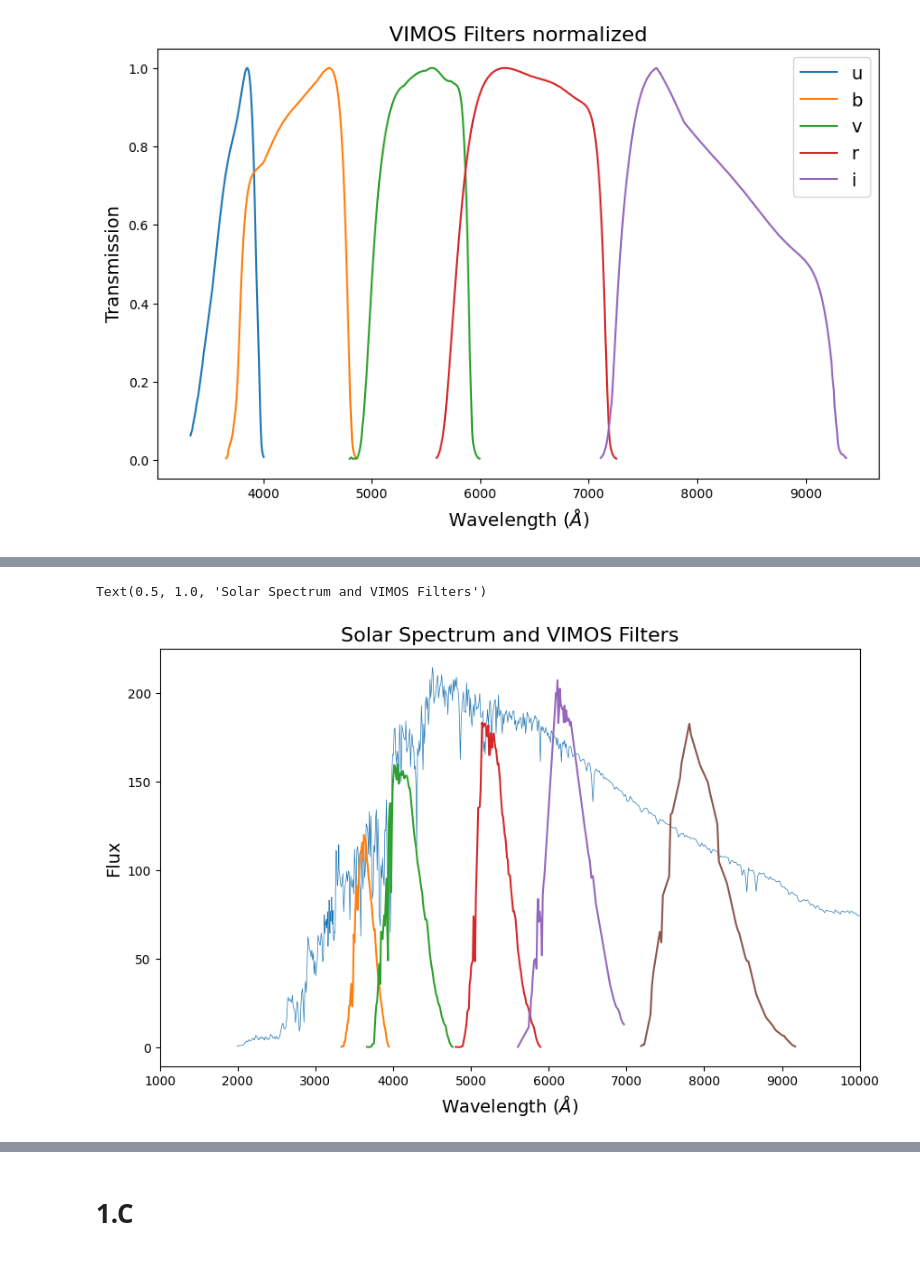
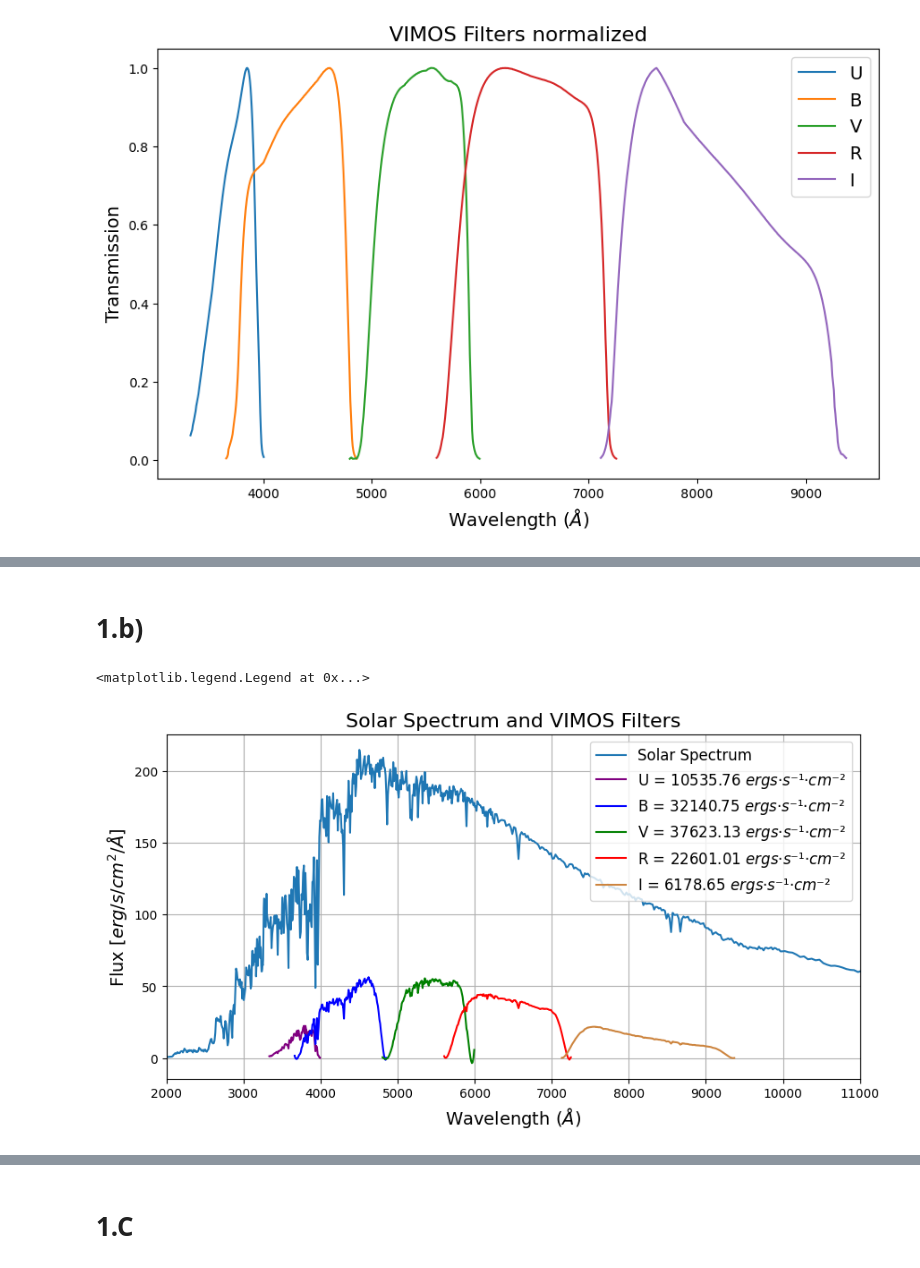
Before and after one commit to gaspcr/astrofis, a Jupyter notebook: T3/t3.ipynb, the cells around one changed output, grey strips where cells are left out. Saved outputs shown, nothing was run; the diff lists cells and outputs as text; code cells hidden in the pictures.

```diff
--- a/T3/t3.ipynb
+++ b/T3/t3.ipynb
@@ -64,8 +80,4 @@ def band_fit(band):
     y_new = poli(x_new)
     return pd.DataFrame({'Wavelength': x_new, 'Transmission': y_new})
 # %%
-fit_u = band_fit(filtros['u'])
-fit_b = band_fit(filtros['b'])
-fit_v = band_fit(filtros['v'])
-fit_r = band_fit(filtros['r'])
-fit_i = band_fit(filtros['i'])
+fits = {'U': band_fit(filtros['U']), 'B': band_fit(filtros['B']), 'V': band_fit(filtros['V']), 'R': band_fit(filtros['R']), 'I': band_fit(filtros['I'])}
@@ -94,3 +83,0 @@ fit_i = fit_i[fit_i['Wavelength'].isin(solar_spectrum['Wavelength'])]
-# %%
-# Normalizar el flujo del sol para que el peak sea 1
-solar_spectrum['Flux normalized'] = solar_spectrum['Flux'] / solar_spectrum['Flux'].max()
@@ -104,16 +84,33 @@ fit_i['Flux solar'] = fit_i['Transmission'] * solar_spectrum['Flux']
+# %%
+solar_spectrum['Wavelength'] = solar_spectrum['Wavelength'].astype(int)
+
+for key in fits:
+    fits[key]['Wavelength'] = fits[key]['Wavelength'].astype(int)
+    fits[key].drop_duplicates(subset=['Wavelength'])
+
+    fits[key] = fits[key][fits[key]['Wavelength'].isin(solar_spectrum['Wavelength'])]
+# %%
+for key in fits.keys():
+    merged_df = fits[key].merge(solar_spectrum, on='Wavelength', how='inner')
+    merged_df['Flux solar'] = merged_df['Flux'] * merged_df['Transmission']
+    fits[key] = merged_df
+
+for key in fits:
+    fits[key]['Total flux'] = fits[key]['Flux solar'].sum()
+# %% [markdown]
+# 1.b)
 # %%
-fig, ax = plt.subplots(figsize=(10, 6))
-ax.plot(solar_spectrum['Wavelength'], solar_spectrum['Flux'], label='Solar Spectrum', linewidth=0.5)
-#ax.scatter(fit_u['Wavelength'], fit_u['Transmission'], label='U')
-ax.plot(fit_u['Wavelength'], fit_u['Flux solar'])
-ax.plot(fit_b['Wavelength'], fit_b['Flux solar'])
-ax.plot(fit_v['Wavelength'], fit_v['Flux solar'])
-ax.plot(fit_r['Wavelength'], fit_r['Flux solar'])
-ax.plot(fit_i['Wavelength'], fit_i['Flux solar'])
-ax.set_xlim(1000, 10000)
+colors = ['purple', 'blue', 'green', 'red', 'peru']
+fig, ax = plt.subplots(figsize=(10, 5))
+ax.plot(solar_spectrum['Wavelength'], solar_spectrum['Flux'], label=f'Solar Spectrum')
+for key, color in zip(fits, colors):
+    ax.plot(fits[key]['Wavelength'], fits[key]['Flux solar'], c=color, label=f'{key} = {fits[key]["Total flux"].values[0]:.2f} $ergs\u00B7s\u207B\u00B9\u00B7cm\u207B\u00B2$')
+ax.set_xlim(2000, 11000)
 ax.set_xlabel('Wavelength ($\AA$)', fontsize=14)
-ax.set_ylabel('Flux', fontsize=14)
+ax.set_ylabel('Flux [$erg/s/cm^2/\AA$]', fontsize=14)
 ax.set_title('Solar Spectrum and VIMOS Filters', fontsize=16)
+ax.grid()
+ax.legend(fontsize=12)
 # %% [output]
-Text(0.5, 1.0, 'Solar Spectrum and VIMOS Filters')
+<matplotlib.legend.Legend at 0x...>
-[figure, old version]
+[figure, new version]
```
Also changed, not shown: parts of 36 cells of this notebook, 6 other files.
